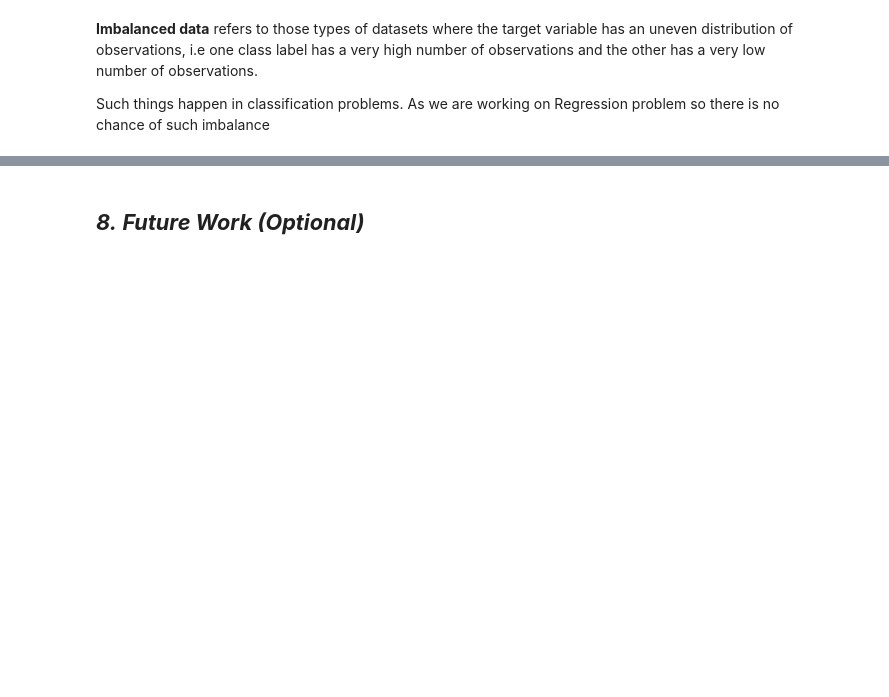
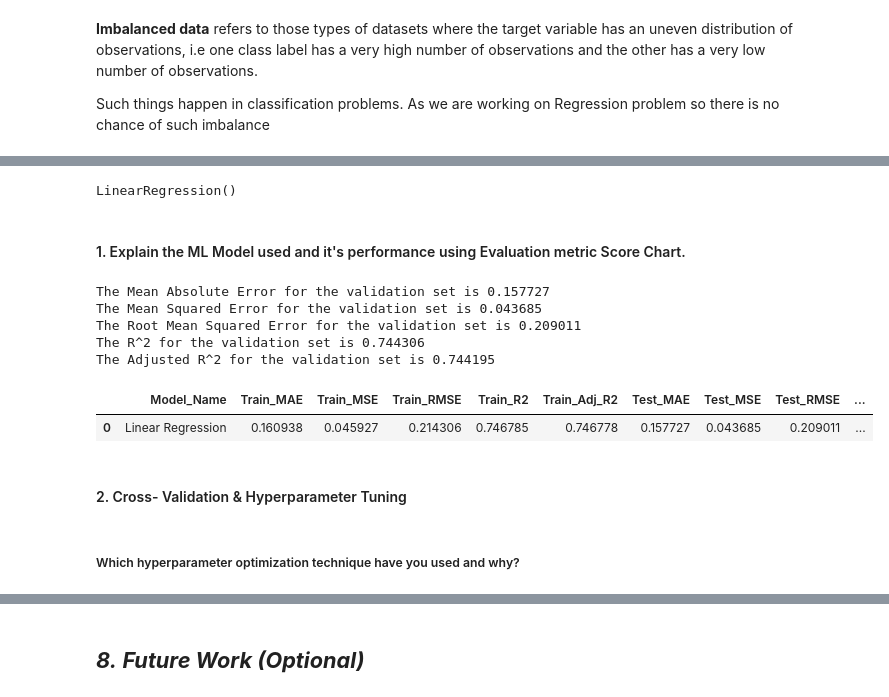
Before and after one commit to Rajat-Sri/Capstone---2---Rossmann-Sales-Prediction-Regression-Model, a Jupyter notebook: Rossmann_Sales_Prediction_Regression_Model.ipynb, the cells around one changed output, grey strips where cells are left out. Drawn from its saved outputs; the diff is of its cells as text; code cells hidden in the pictures; blank space fills up the shorter version.

```diff
--- a/Rossmann_Sales_Prediction_Regression_Model.ipynb
+++ b/Rossmann_Sales_Prediction_Regression_Model.ipynb
@@ -1430,0 +1438,13 @@ As we are working on Regression problem so there is no chance of such imbalance
+# %%
+# ML Model - 1 Linear Regression
+
+#Importing libraries
+from sklearn.linear_model import LinearRegression
+
+# Fit the Algorithm
+reg = LinearRegression()
+reg.fit(X_train,y_train)
+# %% [output]
+LinearRegression()
+# %% [markdown]
+#### 1. Explain the ML Model used and it's performance using Evaluation metric Score Chart.
@@ -1430,0 +1456,3 @@ As we are working on Regression problem so there is no chance of such imbalance
+# %%
+#Columns needed to compare metrics
+comparison_columns = ['Model_Name', 'Train_MAE', 'Train_MSE', 'Train_RMSE', 'Train_R2', 'Train_Adj_R2' ,'Test_MAE', 'Test_MSE', 'Test_RMSE', 'Test_R2', 'Test_Adj_R2']
@@ -1430,0 +1497,32 @@ As we are working on Regression problem so there is no chance of such imbalance
+# %%
+#function to create the comparison table
+final_list = []
+def add_list_to_final_df(dict_list):
+  global final_list
+  for elem in dict_list:
+    final_list.append(elem)
+  global comparison_df
+  comparison_df = pd.DataFrame(final_list, columns= comparison_columns)
+# %%
+# Visualizing evaluation Metric Score chart
+
+#linear regression evaluation
+linear_reg = model_evaluation('Linear Regression',reg,X_train,y_train,X_test,y_test)
+
+#add results to comparison df
+add_list_to_final_df(linear_reg)
+
+#comparison df
+comparison_df
+# %% [output]
+The Mean Absolute Error for the validation set is 0.157727
+The Mean Squared Error for the validation set is 0.043685
+The Root Mean Squared Error for the validation set is 0.209011
+The R^2 for the validation set is 0.744306
+The Adjusted R^2 for the validation set is 0.744195
+|  | Model_Name | Train_MAE | Train_MSE | Train_RMSE | Train_R2 | Train_Adj_R2 | Test_MAE | Test_MSE | Test_RMSE | ... |
+| 0 | Linear Regression | 0.160938 | 0.045927 | 0.214306 | 0.746785 | 0.746778 | 0.157727 | 0.043685 | 0.209011 | ... |
+# %% [markdown]
+#### 2. Cross- Validation & Hyperparameter Tuning
+# %% [markdown]
+##### Which hyperparameter optimization technique have you used and why?
```
Also changed, not shown: parts of 9 cells of this notebook.
